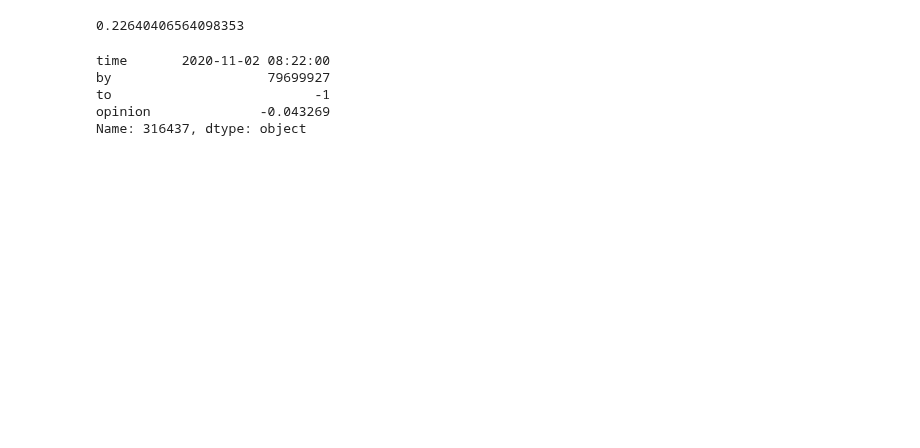
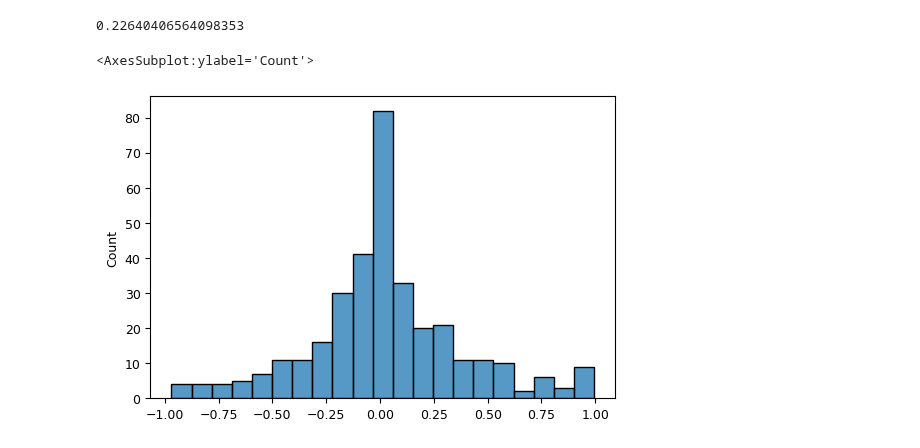
Before and after one commit to J0HNN7G/politic-polar-epsrc, a Jupyter notebook: twitter.ipynb, the cells around one changed output. Drawn from its saved outputs; the diff is of its cells as text; code cells hidden in the pictures; blank space fills up the shorter version.

```diff
--- a/twitter.ipynb
+++ b/twitter.ipynb
@@ -375,8 +377,23 @@ def influence(user, df):
         result.append((msg, to[to.time < msg.time]))
 
     return result
+# %%
+def interaction_analysis(df, sample_total):
+    users = np.random.choice(df.by.unique(), size=sample_total)
+    intrs = [interaction(user, df) for user in users]
+
+    result = []
+    for i in range(len(users)):
+        by_ops = []
+        to_ops = []
+        for by, to in intrs[i]:
+            by_ops.append(by.opinion)
+            to_ops.append(to.opinion.mean())
+        result.append((users[i], by_ops, to_ops))
+
+    return result
 # %%
-intrs = get_msgs('79699927', lcdf)
+intrs = influence('79699927', lcdf)
 # %%
 by_ops = []
 to_ops = []
@@ -388,11 +405,23 @@ for by, to in intrs:
 np.corrcoef(by_ops, to_ops)[0,1]
 # %% [output]
 0.22640406564098353
-# %%
-by.iloc[2]
-# %% [output]
-time       2020-11-02 08:22:00
-by                    79699927
-to                          -1
-opinion              -0.043269
-Name: 316437, dtype: object
+# %%
+intra = interaction_analysis(lcdf, 1000)
+# %%
+coefs = []
+for user, by_ops, to_ops in intra:
+    by_ops_valid = []
+    to_ops_valid = []
+    for i in range(len(by_ops)):
+        if not math.isnan(to_ops[i]):
+            by_ops_valid.append(by_ops[i])
+            to_ops_valid.append(to_ops[i])
+    if len(by_ops_valid) > 2:
+        corr = np.corrcoef(by_ops_valid, to_ops_valid)[0,1]
+        if not math.isnan(corr):
+            coefs.append((user, corr))
+# %%
+sns.histplot(list(map(lambda x: x[1], coefs)))
+# %% [output]
+<AxesSubplot:ylabel='Count'>
+[figure, added]
```
Also changed, not shown: parts of 3 cells of this notebook.
